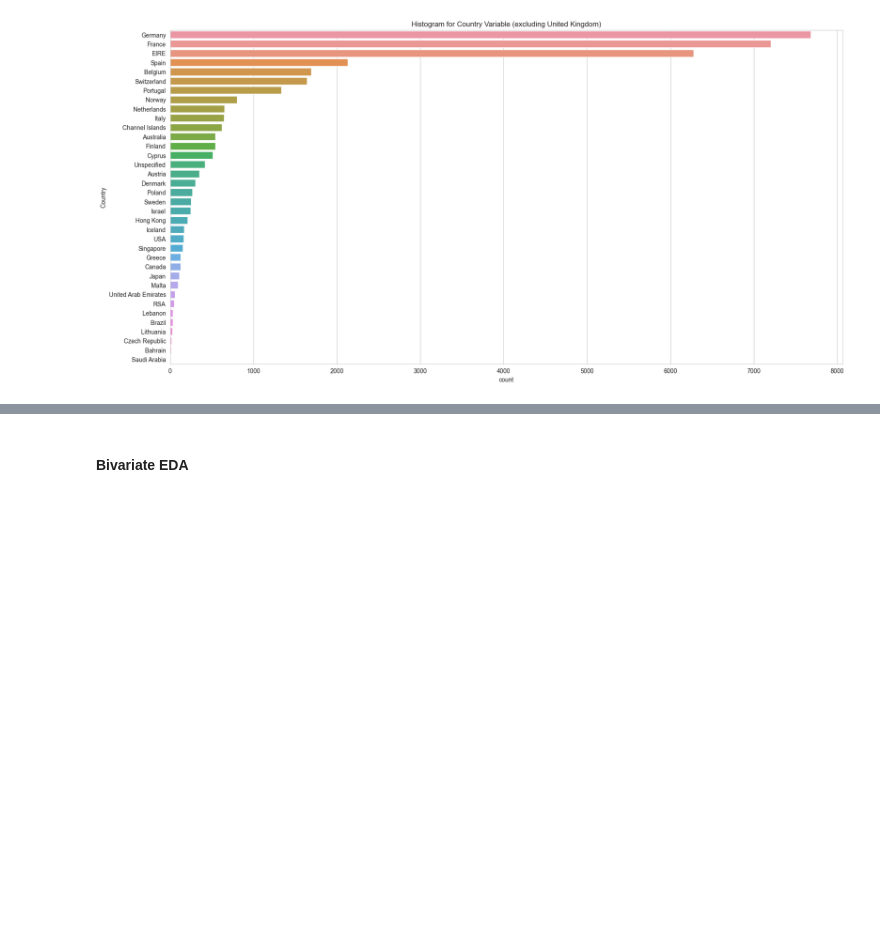
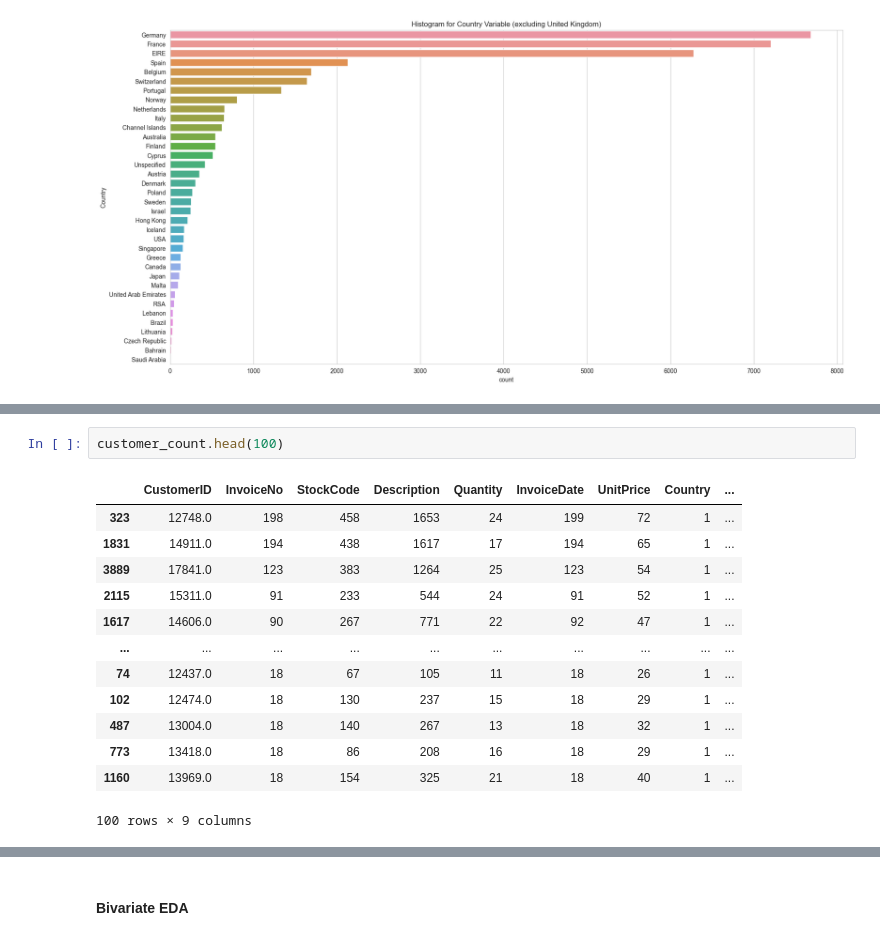
Before and after one commit to xxashwoodxx/Retail, a Jupyter notebook: Assignment 2 FarTrend.ipynb, the cells around one changed output, grey strips where cells are left out. Saved outputs shown, nothing was run; the diff lists cells and outputs as text; blank space fills up the shorter version.

```diff
--- a/Assignment 2 FarTrend.ipynb
+++ b/Assignment 2 FarTrend.ipynb
@@ -525,0 +563,16 @@ plt.show()
+# %%
+customer_count.head(100)
+# %% [output]
+|  | CustomerID | InvoiceNo | StockCode | Description | Quantity | InvoiceDate | UnitPrice | Country | ... |
+| 323 | 12748.0 | 198 | 458 | 1653 | 24 | 199 | 72 | 1 | ... |
+| 1831 | 14911.0 | 194 | 438 | 1617 | 17 | 194 | 65 | 1 | ... |
+| 3889 | 17841.0 | 123 | 383 | 1264 | 25 | 123 | 54 | 1 | ... |
+| 2115 | 15311.0 | 91 | 233 | 544 | 24 | 91 | 52 | 1 | ... |
+| 1617 | 14606.0 | 90 | 267 | 771 | 22 | 92 | 47 | 1 | ... |
+| ... | ... | ... | ... | ... | ... | ... | ... | ... | ... |
+| 74 | 12437.0 | 18 | 67 | 105 | 11 | 18 | 26 | 1 | ... |
+| 102 | 12474.0 | 18 | 130 | 237 | 15 | 18 | 29 | 1 | ... |
+| 487 | 13004.0 | 18 | 140 | 267 | 13 | 18 | 32 | 1 | ... |
+| 773 | 13418.0 | 18 | 86 | 208 | 16 | 18 | 29 | 1 | ... |
+| 1160 | 13969.0 | 18 | 154 | 325 | 21 | 18 | 40 | 1 | ... |
+100 rows × 9 columns
```
Also changed, not shown: parts of 9 cells of this notebook.
